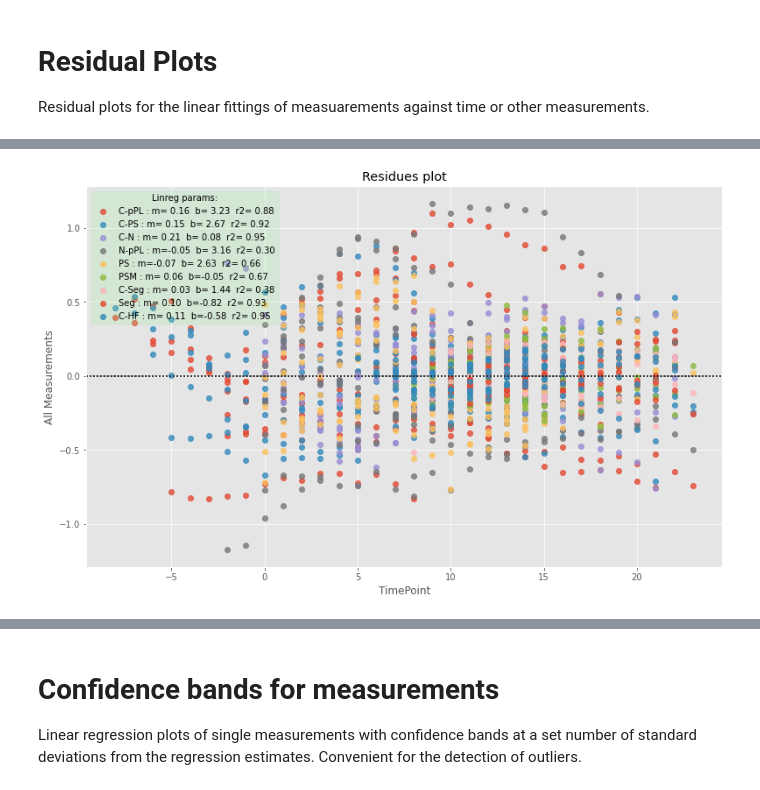
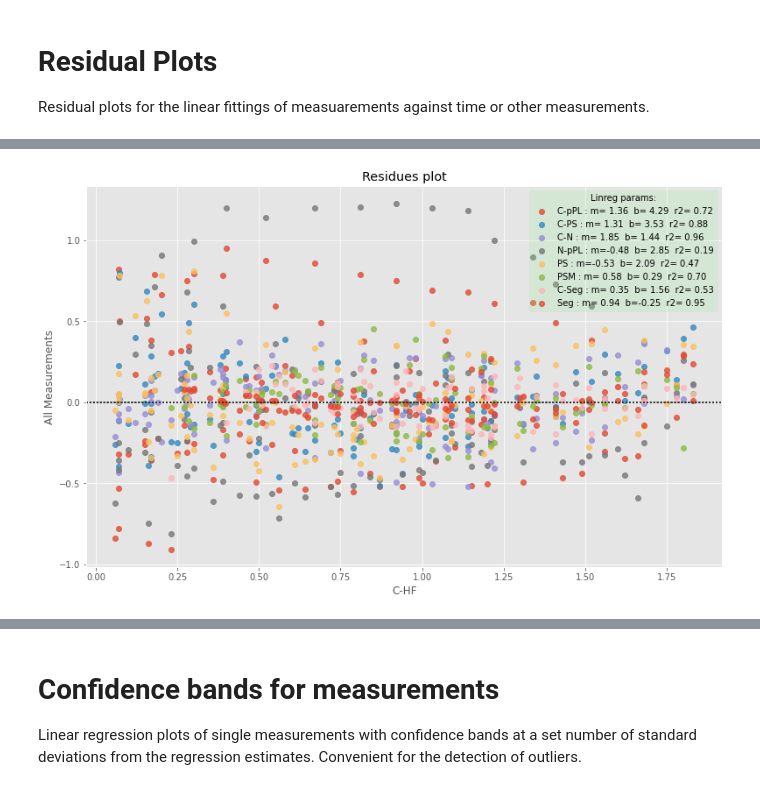
Before and after one commit to pjmartel/ChEEQ_tool, a Jupyter notebook: embryo_tool.ipynb, the cells around one changed output, grey strips where cells are left out. Drawn from its saved outputs; the diff is of its cells as text; code cells hidden in the pictures.

```diff
--- a/embryo_tool.ipynb
+++ b/embryo_tool.ipynb
@@ -256,7 +254,7 @@ fig.set_facecolor("white")
 
 export_button(fig,"linear_confidence.pdf")
 
-confidence_interval = "0.95" #@param [ 0.90, 0.95, 0.99]
+confidence_interval = "0.9" #@param [ 0.90, 0.95, 0.99]
 confidence_interval = eval(confidence_interval)
 x_var = 'C-HF' #@param ['C-N','C-HF', 'TimePoint']
 ax.set_title(f"Linear regression with {confidence_interval:.2f}% confidence interval")
@@ -285,7 +281,7 @@ _ = ax.legend(bbox_to_anchor=(1.,0.5), loc=('center left'),prop=fontP)
 # Residual Plots
 Residual plots for the linear fittings of measuarements against time or other measurements.
 # %%
-#@title
+#@title  {run: "auto"}
 fig, ax = plt.subplots(figsize=(13,8))
 fig.set_facecolor('white')
 export_button(fig, "residuals.pdf")
@@ -293,35 +289,35 @@ data = data_ref.loc[:,all_measures[0]:all_measures[-1]]
 data = data_ref
 y_measures = all_measures
 #y_measures = ['Med9','Med3']
-x_measure = 'TimePoint' #@param ['C-N', 'C-HF', 'TimePoint']
+x_measure = 'C-HF' #@param ['C-N', 'C-HF', 'TimePoint']
 for c in [m for m in y_measures if m!=x_measure]:
   temp_data = data[[x_measure,c]].copy()
   temp_data.dropna(axis=0, how='any', inplace=True)
   x = np.array(temp_data[x_measure])
   y = y= np.array(temp_data[c])
   p = np.argsort(x)
   x = x[p]
   y = y[p]
   m, b, r, _, _ = linregress(x, y)
   # calc variance of data
   y_hat = m * x + b
   yy = y - y_hat
   yy_var = yy.var(ddof=2)
   yy_std = np.sqrt(yy_var)
   #ax.plot(x, y_hat + 3*yy_std,'g--')
   #ax.plot(x, y_hat - 3*yy_std,'g--')
   #_, _, _, _, m_int, b_int = linreg_interval(temp_data['Med9'], temp_data[c])
   label = f" : m={m:5.2f}  b={b:5.2f}  r2={r*r:5.2f}"
   label = c + label
   #label = label + "  --- m in [{:5.2f},{:5.2f}]   b in [{:5.2f},{:5.2f}]".format(*m_int,*b_int)
   sb.residplot(x=x_measure, y=c,data=data, label=label,ax=ax)
 _ = ax.set_ylabel("All Measurements")
 _ = ax.legend(facecolor="lightgreen",
               title="Linreg params:",
               framealpha=0.2,
               shadow=False,
               frameon=True)
 _ = ax.set_title("Residues plot")
 # %% [output]
 [interactive output not drawn]
-[figure, old version]
+[figure, new version]
```
Also changed, not shown: parts of 4 cells of this notebook.
